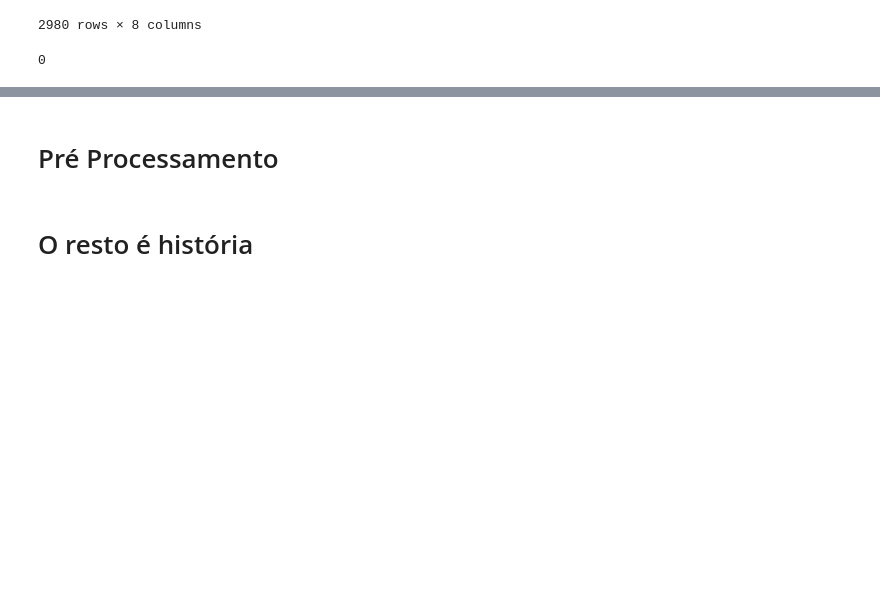
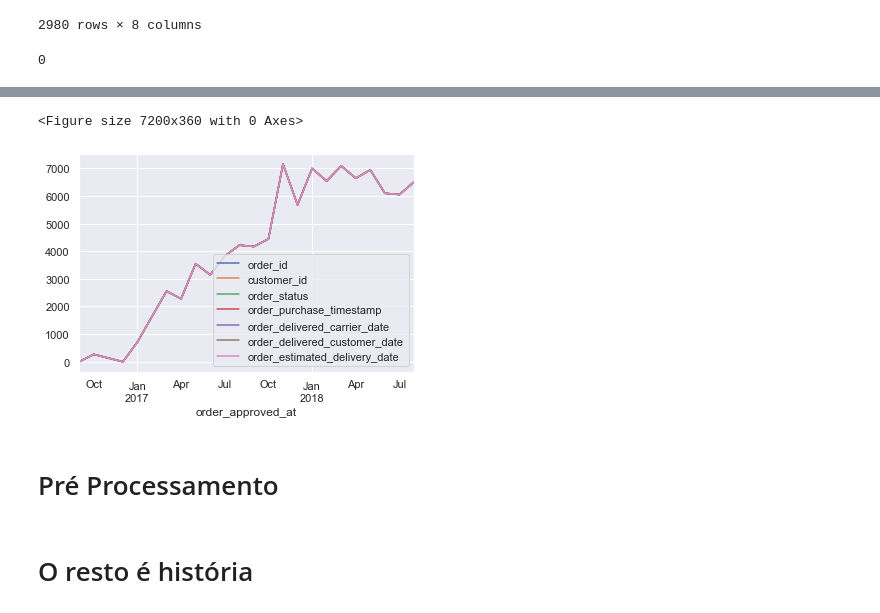
Before and after one commit to Herikc2/Brazilian-E-Commerce-Olist, a Jupyter notebook: docs/main.ipynb, the cells around one changed output, grey strips where cells are left out. Drawn from its saved outputs; the diff is of its cells as text; code cells hidden in the pictures; blank space fills up the shorter version.

```diff
--- a/docs/main.ipynb
+++ b/docs/main.ipynb
@@ -216,0 +196,6 @@ dtOrdersAjustado.groupby('order_approved_at').count().plot(kind = 'line')
+# %%
+dtOrdersMesAno = dtOrdersAjustado.copy()
+
+# Mantendo somente Ano e Mes
+for col in dateColumns:
+    dtOrdersMesAno[col] = pd.to_datetime(dtOrdersMesAno[col], format = '%Y-%m-%d %H:%M:%S').dt.to_period('M')
@@ -217,3 +211,13 @@ dtOrdersAjustado.groupby('order_approved_at').count().plot(kind = 'line')
+# %%
+plt.figure(figsize = (100, 5))
+dtOrdersMesAno.groupby('order_approved_at').count().plot(kind = 'line')
+
+ax.set_title('Vendas por Mes/Ano')
+
+plt.show()
+# %% [output]
+<Figure size 7200x360 with 0 Axes>
+[figure, added]
 # %% [markdown]
 # Pré Processamento
 # %% [markdown]
```
Also changed, not shown: parts of 3 cells of this notebook.
